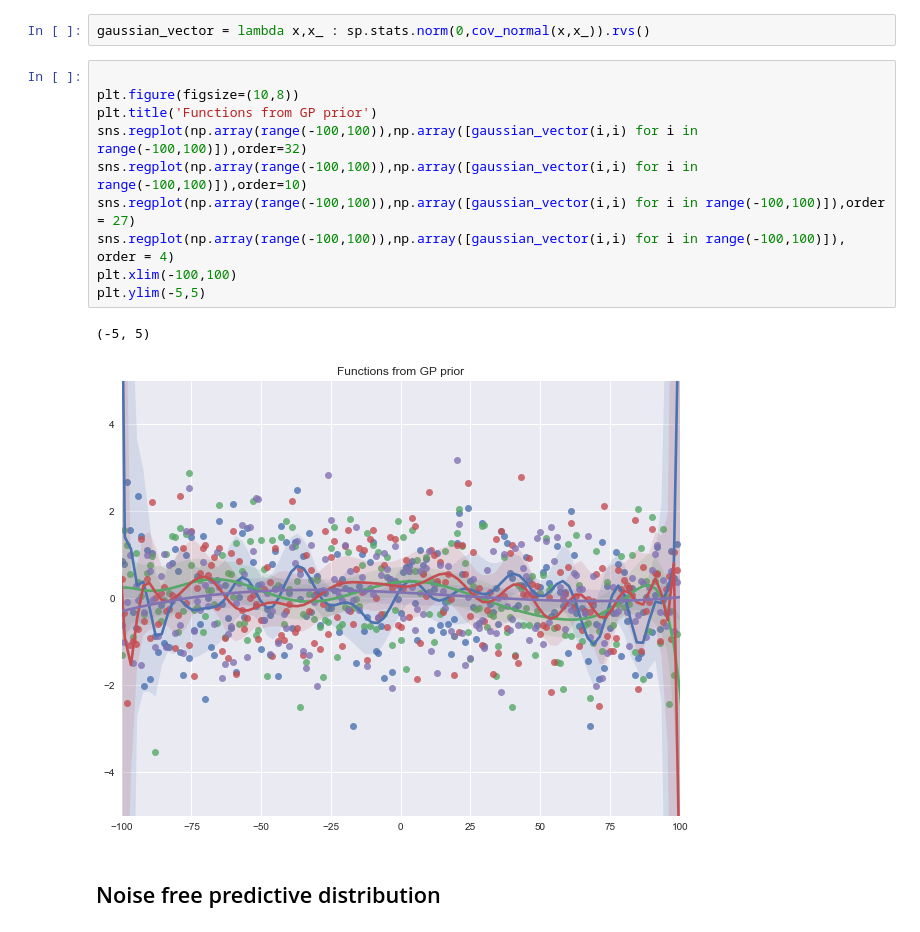
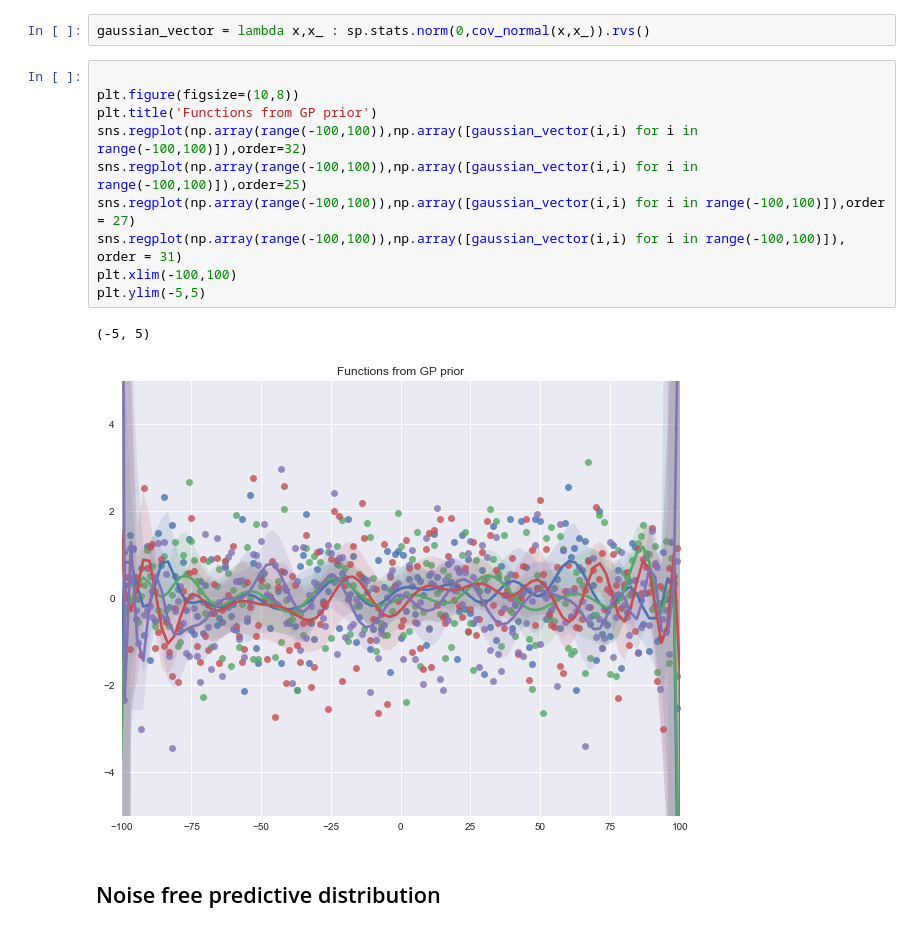
Before and after one commit to jonhilgart22/advanced_stats, a Jupyter notebook: final_project/Experimenting with GPs.ipynb, the cells around one changed output. Cells and saved outputs as stored; diff of their text form.

```diff
--- a/final_project/Experimenting with GPs.ipynb
+++ b/final_project/Experimenting with GPs.ipynb
@@ -99,16 +102,16 @@ gaussian_vector = lambda x,x_ : sp.stats.norm(0,cov_normal(x,x_)).rvs()
 # %%
 
 plt.figure(figsize=(10,8))
 plt.title('Functions from GP prior')
 sns.regplot(np.array(range(-100,100)),np.array([gaussian_vector(i,i) for i in range(-100,100)]),order=32)
-sns.regplot(np.array(range(-100,100)),np.array([gaussian_vector(i,i) for i in range(-100,100)]),order=10)
+sns.regplot(np.array(range(-100,100)),np.array([gaussian_vector(i,i) for i in range(-100,100)]),order=25)
 sns.regplot(np.array(range(-100,100)),np.array([gaussian_vector(i,i) for i in range(-100,100)]),order = 27)
-sns.regplot(np.array(range(-100,100)),np.array([gaussian_vector(i,i) for i in range(-100,100)]), order = 4)
+sns.regplot(np.array(range(-100,100)),np.array([gaussian_vector(i,i) for i in range(-100,100)]), order = 31)
 plt.xlim(-100,100)
 plt.ylim(-5,5)
 # %% [output]
 (-5, 5)
-[figure, old version]
+[figure, new version]
 # %% [markdown]
 ## Noise free predictive distribution
 # %% [markdown]
```
Also changed, not shown: parts of 24 cells of this notebook.
